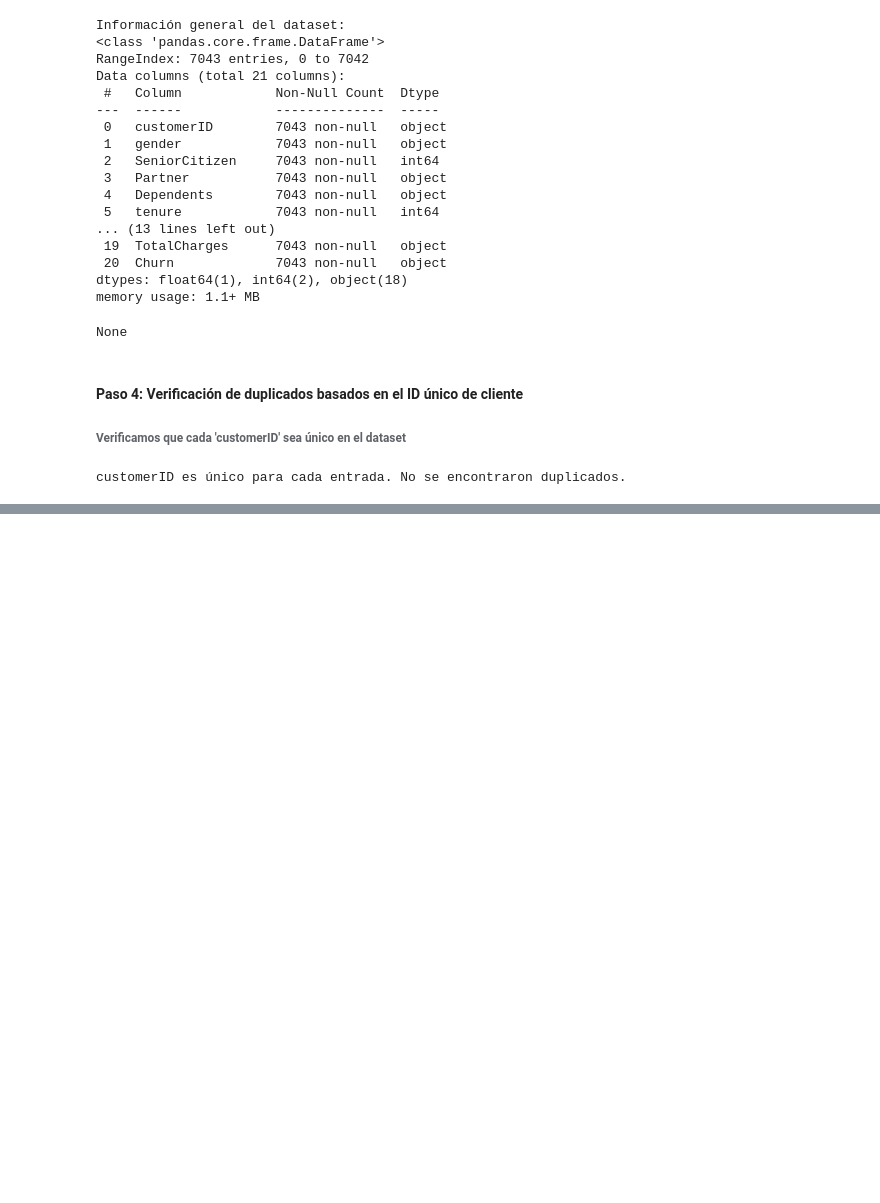
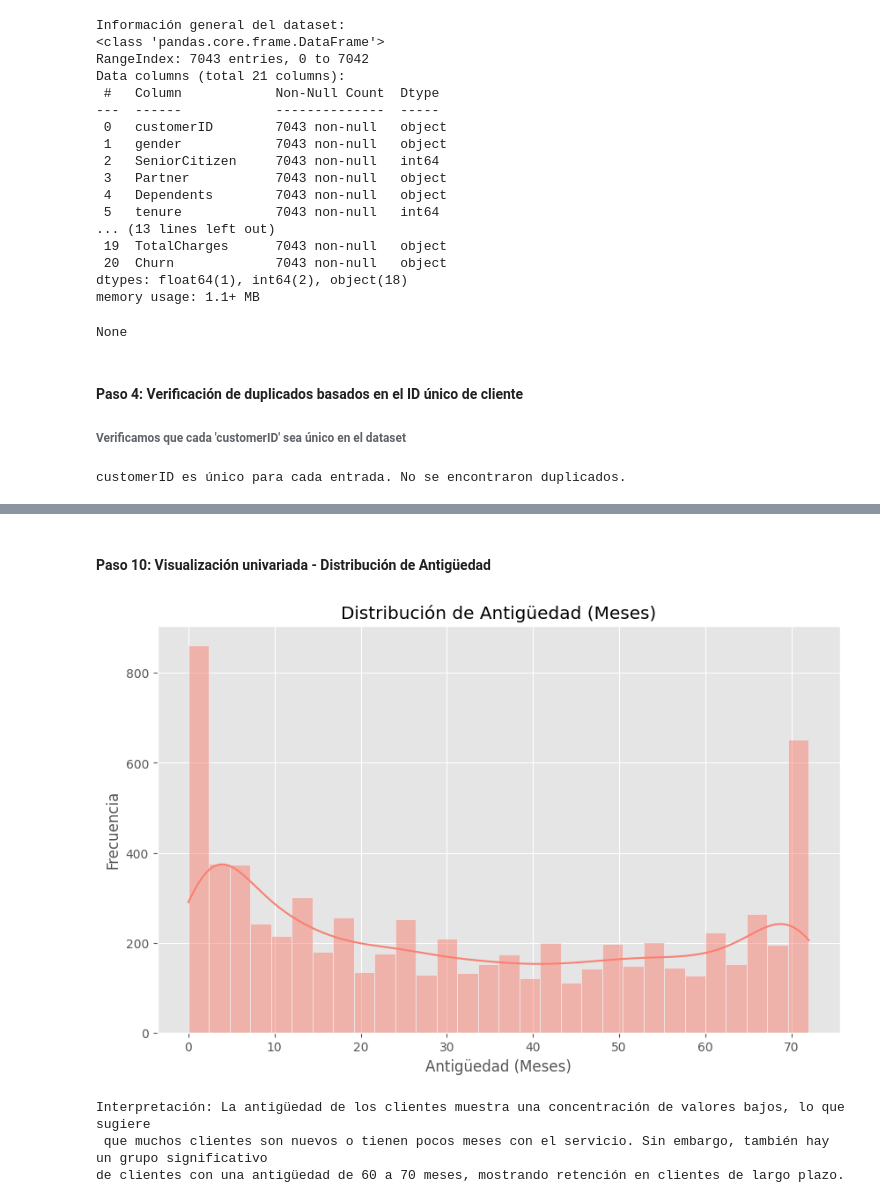
Before and after one commit to Morkand/DataScienceBootcamp, a Jupyter notebook: DataScienceFundamentals/Examenes/Intento3/examen.ipynb, the cells around one changed output, grey strips where cells are left out. Drawn from its saved outputs; the diff is of its cells as text; code cells hidden in the pictures; blank space fills up the shorter version.

```diff
--- a/DataScienceFundamentals/Examenes/Intento3/examen.ipynb
+++ b/DataScienceFundamentals/Examenes/Intento3/examen.ipynb
@@ -89,0 +179,15 @@ print(df.dtypes)
+# %% [markdown]
+#### Paso 10: Visualización univariada - Distribución de Antigüedad
+# %%
+plt.figure(figsize=(10, 6))
+sns.histplot(df['tenure'], bins=30, kde=True, color='salmon')
+plt.title("Distribución de Antigüedad (Meses)")
+plt.xlabel("Antigüedad (Meses)")
+plt.ylabel("Frecuencia")
+plt.show()
+print('Interpretación: La antigüedad de los clientes muestra una concentración de valores bajos, lo que sugiere\n que muchos clientes son nuevos o tienen pocos meses con el servicio. Sin embargo, también hay un grupo significativo\nde clientes con una antigüedad de 60 a 70 meses, mostrando retención en clientes de largo plazo.')
+# %% [output]
+[figure, added]
+Interpretación: La antigüedad de los clientes muestra una concentración de valores bajos, lo que sugiere
+ que muchos clientes son nuevos o tienen pocos meses con el servicio. Sin embargo, también hay un grupo significativo
+de clientes con una antigüedad de 60 a 70 meses, mostrando retención en clientes de largo plazo.
```
Also changed, not shown: parts of 12 cells of this notebook.
